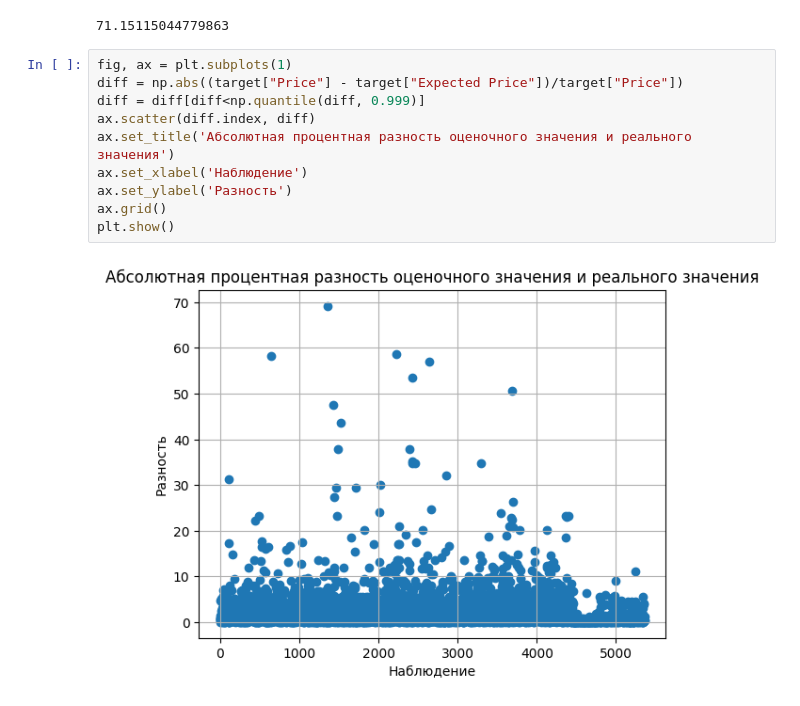
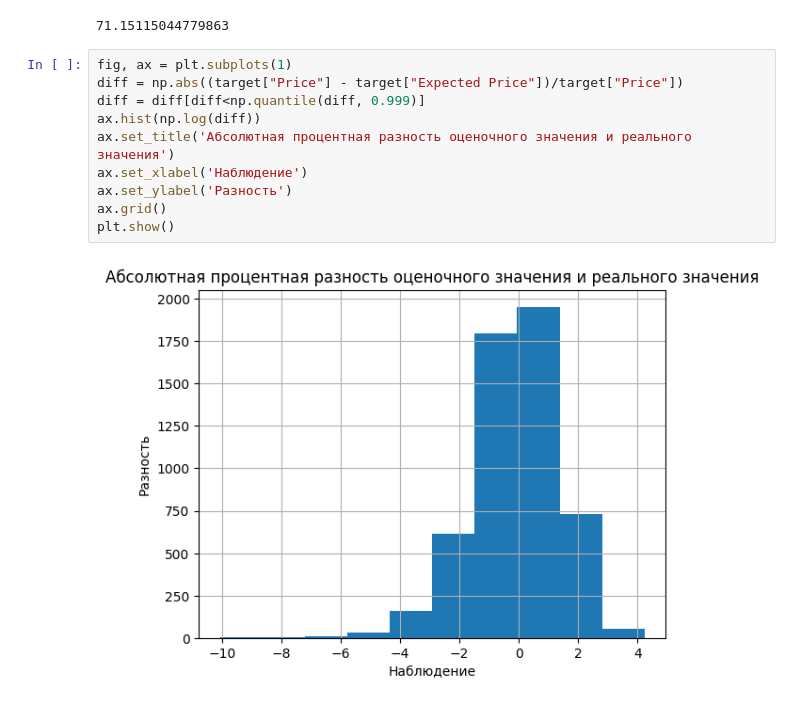
Before and after one commit to AleksKids/hedonistic-demand-from-ebay, a Jupyter notebook: ML/Model.ipynb, the cells around one changed output. Drawn from its saved outputs; the diff is of its cells as text.

```diff
--- a/ML/Model.ipynb
+++ b/ML/Model.ipynb
@@ -177,12 +177,12 @@ diff
 # %%
 fig, ax = plt.subplots(1)
 diff = np.abs((target["Price"] - target["Expected Price"])/target["Price"])
 diff = diff[diff<np.quantile(diff, 0.999)]
-ax.scatter(diff.index, diff)
+ax.hist(np.log(diff))
 ax.set_title('Абсолютная процентная разность оценочного значения и реального значения')
 ax.set_xlabel('Наблюдение')
 ax.set_ylabel('Разность')
 ax.grid()
 plt.show()
 # %% [output]
-[figure, old version]
+[figure, new version]
```
Also changed, not shown: 1 other file.
